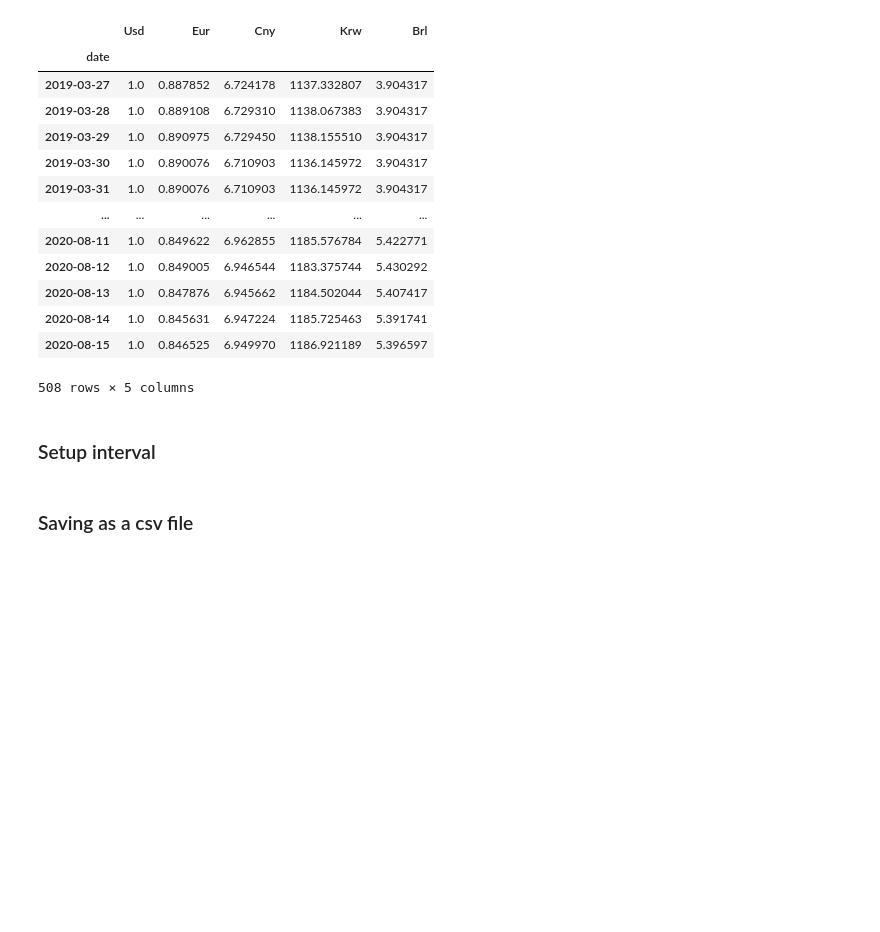
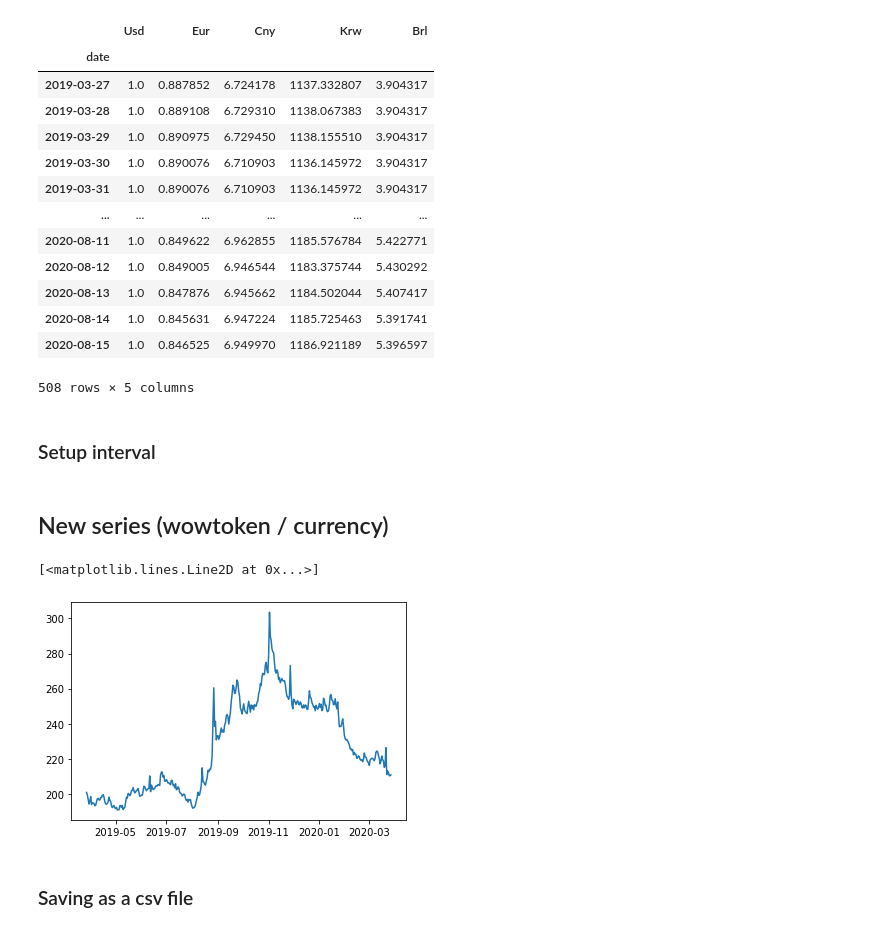
Before and after one commit to inatel-ic-cividati/Data, a Jupyter notebook: code/Cleaning.ipynb, the cells around one changed output. Saved outputs shown, nothing was run; the diff lists cells and outputs as text; code cells hidden in the pictures; blank space fills up the shorter version.

Commit message:
add d_gold.csv file

```diff
--- a/code/Cleaning.ipynb
+++ b/code/Cleaning.ipynb
@@ -215,18 +215,35 @@ start = '2019-03-27'
 end   = '2020-03-27'
 
 df_f_currency = pd.DataFrame([
-    df_d_currency['Usd'][start:end],
+    df_d_currency['Brl'][start:end],
     df_d_currency['Eur'][start:end],
+    df_d_currency['Cny'][start:end],
     df_d_currency['Krw'][start:end],
-    df_d_currency['Brl'][start:end]
+
 ]).T
 
 df_f_wowtoken = pd.DataFrame([
     df_d_wowtoken['Us'][start:end],
     df_d_wowtoken['Eu'][start:end],
     df_d_wowtoken['Ch'][start:end],
-    df_d_wowtoken['Tw'][start:end],
+    df_d_wowtoken['Kr'][start:end],
 ]).T
+# %% [markdown]
+## New series (wowtoken / currency)
+# %%
+s1 = df_f_wowtoken['Us']/df_f_currency['Brl']
+s2 = df_f_wowtoken['Eu']/df_f_currency['Eur']
+s3 = df_f_wowtoken['Ch']/df_f_currency['Cny']
+s4 = df_f_wowtoken['Kr']/df_f_currency['Krw']
+
+df_f_gold = pd.DataFrame([s1, s2, s3, s4]).T
+
+df_f_gold.rename(columns={0:'America', 1:'Europe', 2:'China', 3:'Korea'}, inplace=True)
+
+plt.plot(df_f_gold['Europe'])
+# %% [output]
+[<matplotlib.lines.Line2D at 0x...>]
+[figure, added]
 # %% [markdown]
 ### Saving as a csv file
 # %%
```
Also changed, not shown: 3 other files.
